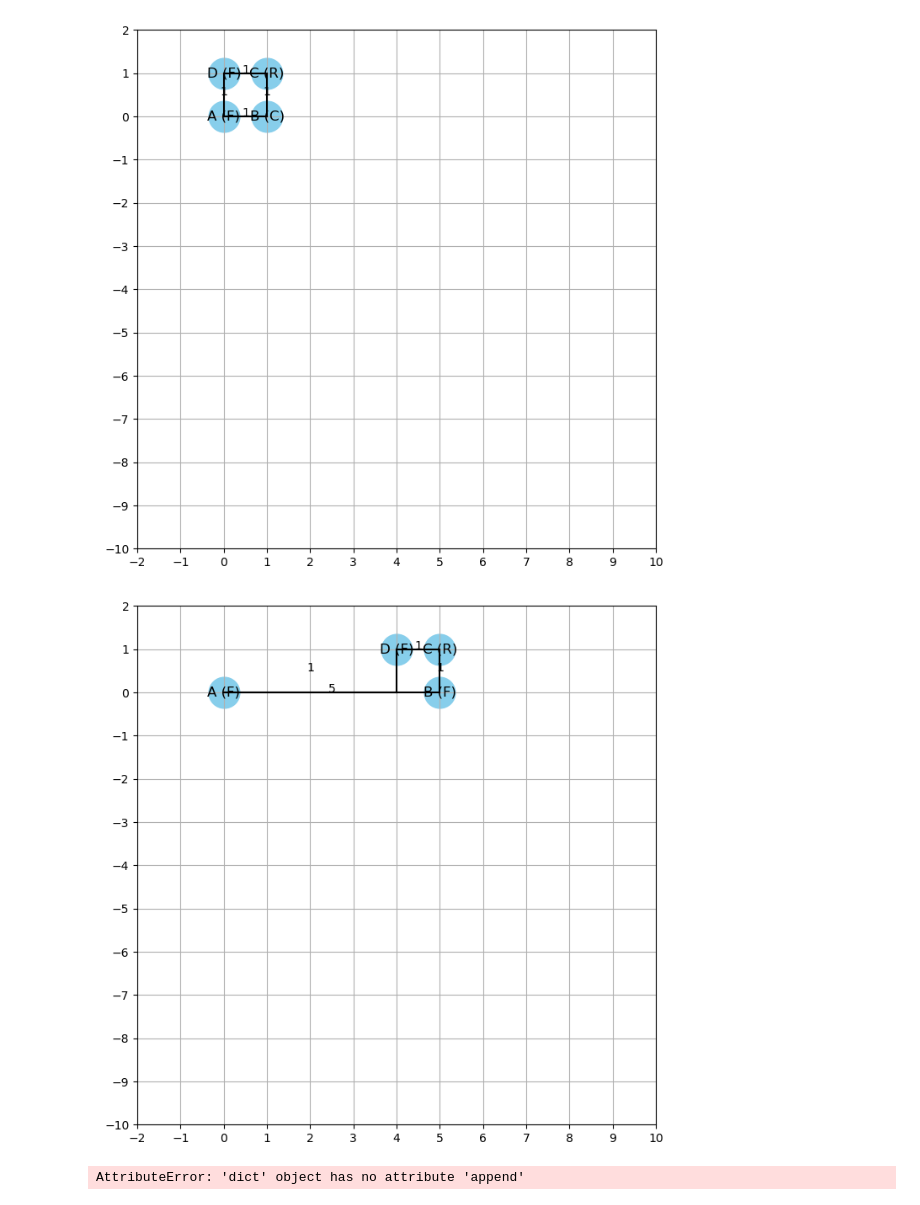
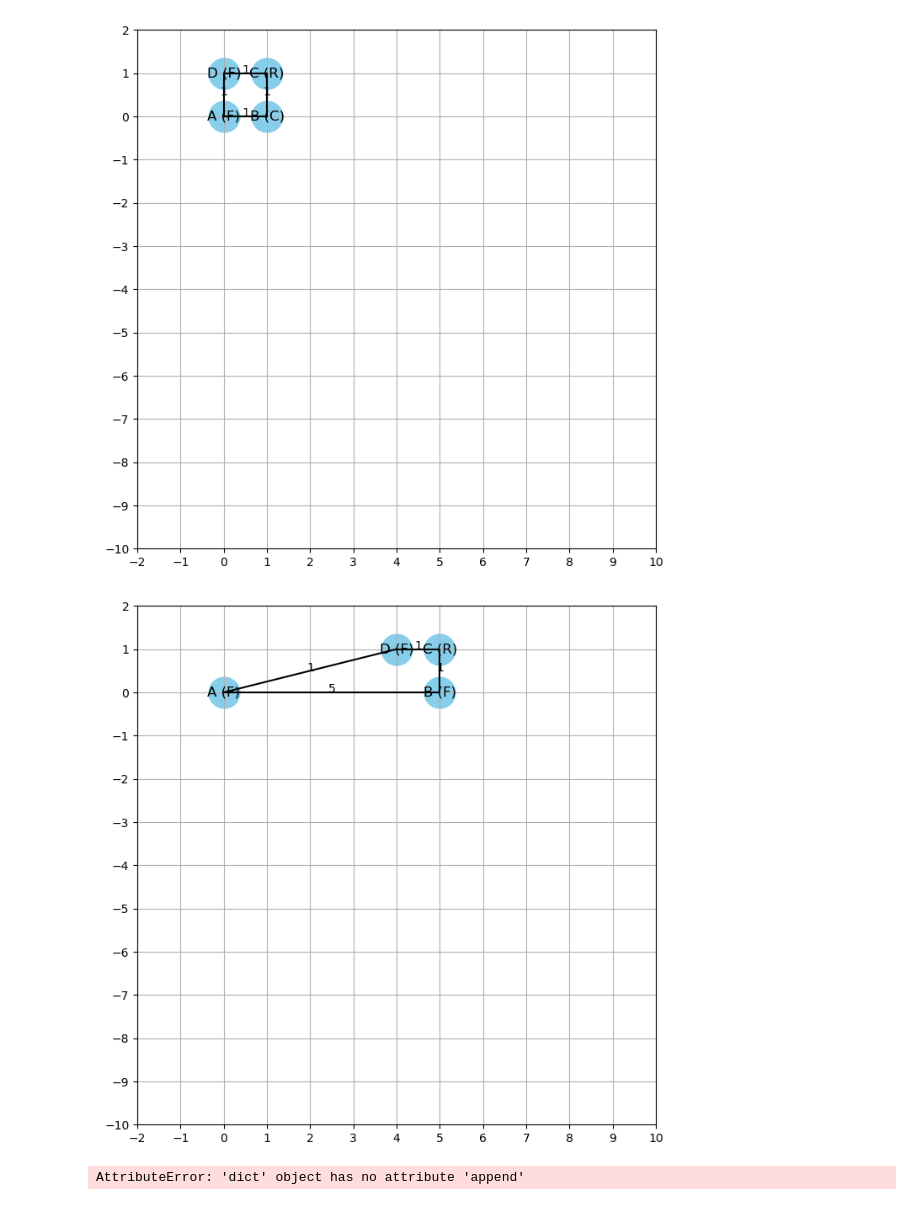
Before and after one commit to KislayTandon22/Graph-Orthogonal-Visualization, a Jupyter notebook: Graph Visualizer/drawing.ipynb, the cells around one changed output. Cells and saved outputs as stored; diff of their text form; code cells hidden in the pictures.

```diff
--- a/Graph Visualizer/drawing.ipynb
+++ b/Graph Visualizer/drawing.ipynb
@@ -19,6 +19,8 @@ class Edge:
 class WeightedGraph:
     def __init__(self):
         self.vertices = {}
+        self.used_x = {}
+        self.used_y = {}
 
     def add_vertex(self, key, label):
         self.vertices[key] = Vertex(label)
@@ -51,40 +53,36 @@ class WeightedGraph:
                 if end_key not in pos:
                     length = edge.length * grid_size
                     if edge.direction == 'E':
-                        place_vertex(end_key, x + length, y)
+                        new_x = x + length
+                        place_vertex(end_key, new_x, y)
                     elif edge.direction == 'S':
-                        place_vertex(end_key, x, y - length)
+                        new_y = y - length
+                        place_vertex(end_key, x, new_y)
                     elif edge.direction == 'W':
-                        place_vertex(end_key, x - length, y)
+                        new_x = x - length
+                        place_vertex(end_key, new_x, y)
                     elif edge.direction == 'N':
-                        place_vertex(end_key, x, y + length)
+                        new_y = y + length
+                        place_vertex(end_key, x, new_y)
 
         place_vertex(start_key, 0, 0)
         return pos
 
+
     def draw_edges_with_bends(self, G, pos):
+        drawn_edges = set()
         for vertex_key in self.vertices:
             for end_key, edge in self.vertices[vertex_key].edges.items():
-                x_start, y_start = pos[vertex_key]
-                x_end, y_end = pos[end_key]
+                edge_key = (vertex_key, end_key)
+                if edge_key not in drawn_edges:
+                    x_start, y_start = pos[vertex_key]
+                    x_end, y_end = pos[end_key]
 
-                if (x_start != x_end) and (y_start != y_end):
-                    temp_x1 = x_start
-                    temp_y1 = y_end
-                    temp_x2 = x_end
-                    temp_y2 = y_start
+                    # Directly draw a line connecting the start and end points
+                    plt.plot([x_start, x_end], [y_start, y_end], 'k-')
 
-                    unique_x = {temp_x1, temp_x2}
-                    if len(unique_x) == 2:
-                        plt.plot([x_start, temp_x1], [y_start, y_start], 'k-')
-                        plt.plot([temp_x1, temp_x1], [y_start, temp_y1], 'k-')
-                        plt.plot([temp_x1, x_end], [temp_y1, y_end], 'k-')
-                    else:
-                        plt.plot([x_start, temp_x2], [y_start, y_start], 'k-')
-                        plt.plot([temp_x2, temp_x2], [y_start, temp_y2], 'k-')
-                        plt.plot([temp_x2, x_end], [temp_y2, y_end], 'k-')
-                else:
-                    plt.plot([x_start, x_end], [y_start, y_end], 'k-')
+                    drawn_edges.add(edge_key)
+
 
     def draw_graph(self):
         G = nx.DiGraph()
@@ -106,35 +104,34 @@ class WeightedGraph:
         plt.xlim(-2, 10)
         plt.ylim(-10, 2)
         plt.xticks(range(-2, 11))
         plt.yticks(range(-10, 3))
         plt.gca().set_aspect('equal', adjustable='box')
 
         for vertex_key in self.vertices:
             for end_key in self.vertices[vertex_key].edges:
                 edge_length = self.vertices[vertex_key].edges[end_key].length
                 plt.text((pos[vertex_key][0] + pos[end_key][0]) / 2, (pos[vertex_key][1] + pos[end_key][1]) / 2, str(edge_length), fontsize=10, ha='center')
 
         plt.show()
-
 # Example usage
 wg = WeightedGraph()
 wg.add_vertex('A', 'A')
 wg.add_vertex('B', 'B')
 wg.add_vertex('C', 'C')
 wg.add_vertex('D', 'D')
 wg.add_edge('A', 'B', 1, 'E', 'F')
 wg.add_edge('B', 'C', 1, 'N', 'C')
 wg.add_edge('C', 'D', 1, 'W', 'R')
 wg.add_edge('D', 'A', 1, 'S', 'F')
 
 wg.draw_graph()
 
 wg.change_edge_length('A', 'B', 5)
 wg.update_edge('B', 'C', new_angle_type='F')
 wg.draw_graph()
 # %% [output]
 [figure]
-[figure, old version]
+[figure, new version]
 # %%
 # %% [output]
 AttributeError: 'dict' object has no attribute 'append'
```
